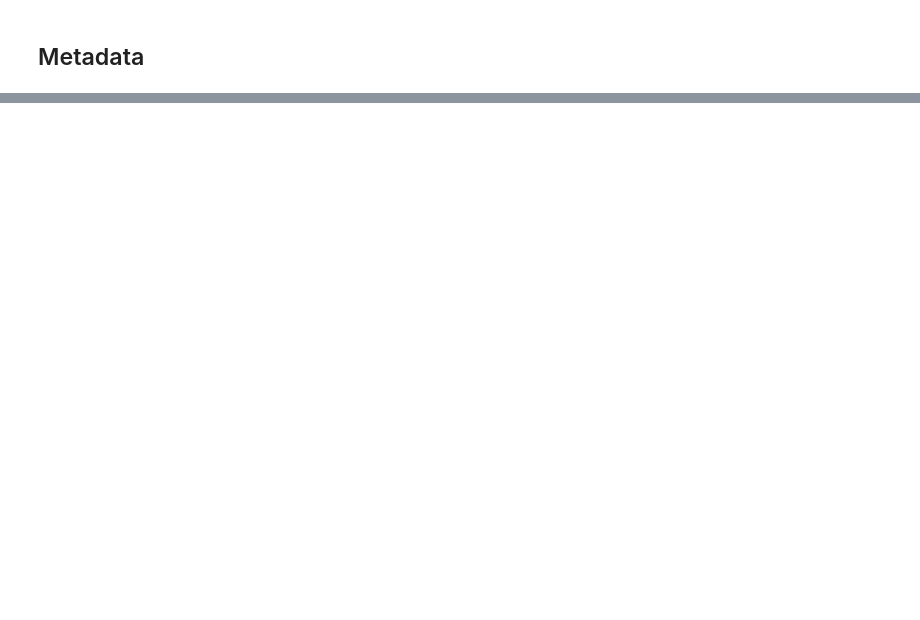
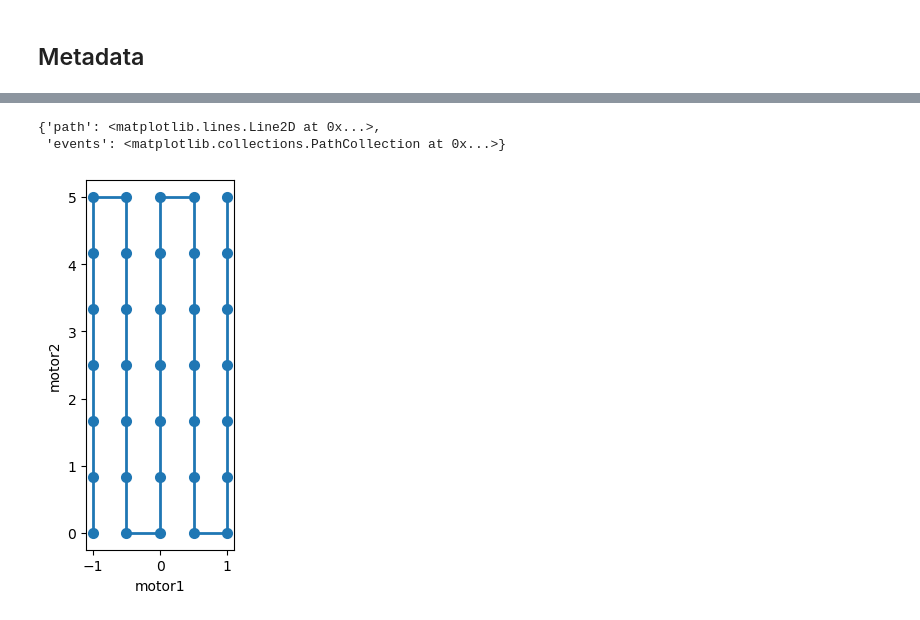
Before and after one commit to NSLS2/bluesky-training-2025-2, a Jupyter notebook: Week4/Week4-Basics-of-Bluesky.ipynb, the cells around one changed output, grey strips where cells are left out. Cells and saved outputs as stored; diff of their text form; code cells hidden in the pictures; blank space fills up the shorter version.

```diff
--- a/Week4/Week4-Basics-of-Bluesky.ipynb
+++ b/Week4/Week4-Basics-of-Bluesky.ipynb
@@ -20,0 +59,3 @@ Ellipsis
+# %%
+from ophyd import Kind
+det.val.kind = Kind.hinted
@@ -32,0 +260,6 @@ Ellipsis
+# %%
+plot_raster_path(grid_scan([det], motor1, -1, 1, 5, motor2, 0, 5, 7, True), motor1.name, motor2.name)
+# %% [output]
+{'path': <matplotlib.lines.Line2D at 0x...>,
+ 'events': <matplotlib.collections.PathCollection at 0x...>}
+[figure, added]
```
Also changed, not shown: parts of 30 cells of this notebook.
